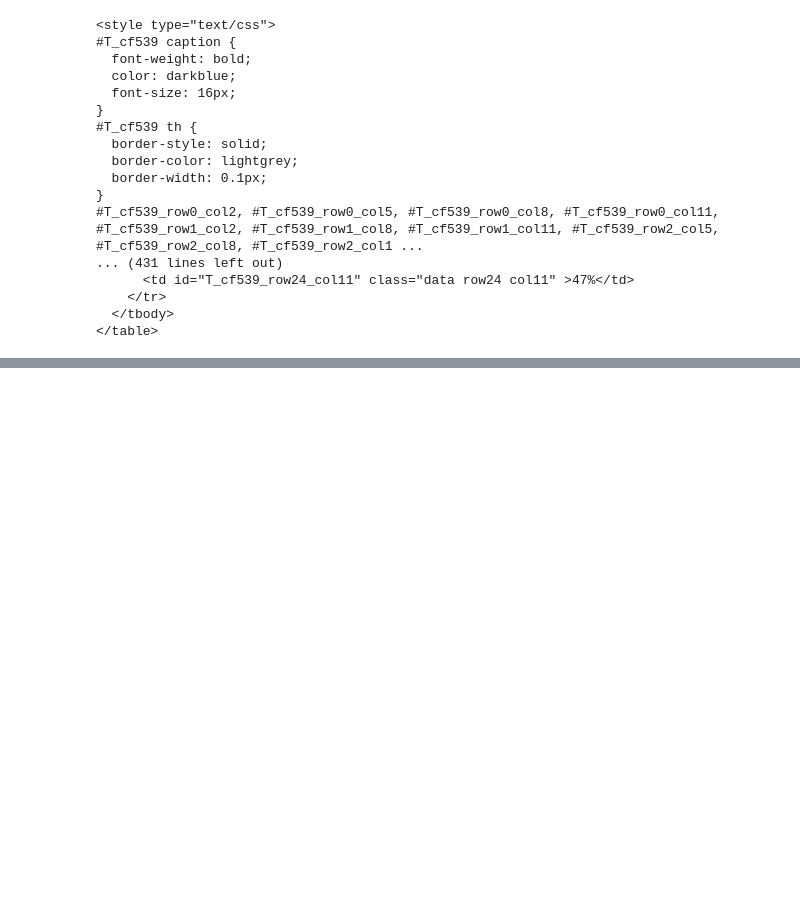
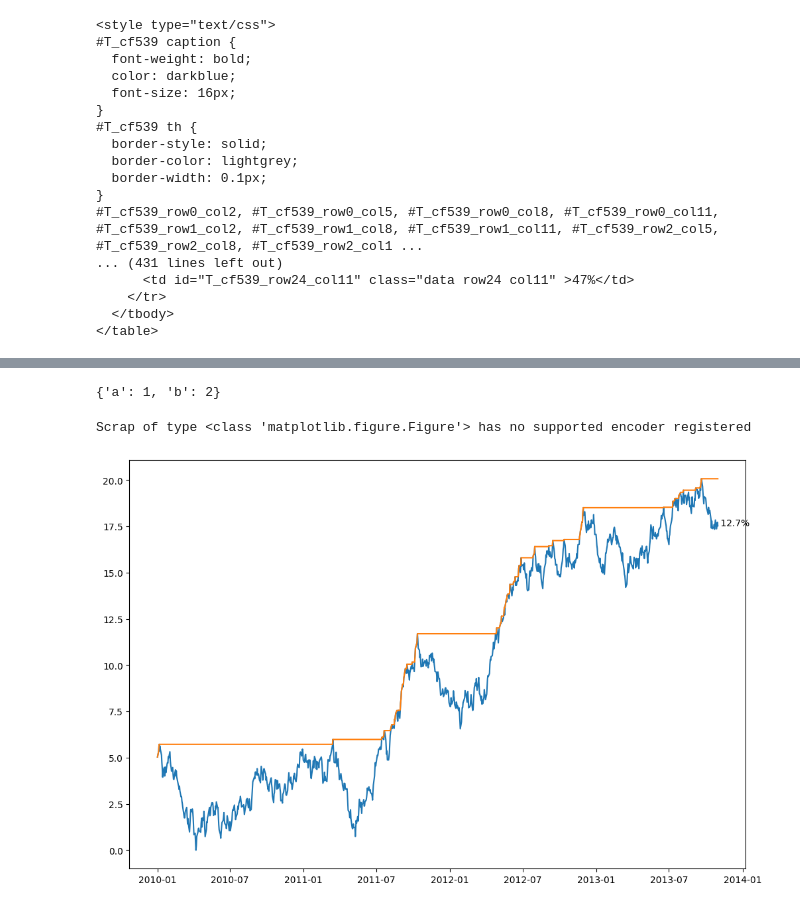
Before and after one commit to ray-oh/Optimus, a Jupyter notebook: scripts/sample_notebook/DClickReport.ipynb, the cells around one changed output, grey strips where cells are left out. Drawn from its saved outputs; the diff is of its cells as text; code cells hidden in the pictures; blank space fills up the shorter version.

```diff
--- a/scripts/sample_notebook/DClickReport.ipynb
+++ b/scripts/sample_notebook/DClickReport.ipynb
@@ -279,0 +294,15 @@ ModuleNotFoundError: No module named 'matplotlib'
+# %%
+# with display set, this will display the value, see it in the output below?
+sb.glue("dj", d, encoder="json", display=True)
+sb.glue("prices", prices, encoder="pandas")
+sb.glue("message", "This is a message", encoder="text")
+try:
+    sb.glue("chart", fig)
+except NotImplementedError as nie:
+    print(nie)
+# but we can store the display result (will also display the value)
+sb.glue("chart", fig, encoder="display")
+# %% [output]
+{'a': 1, 'b': 2}
+Scrap of type <class 'matplotlib.figure.Figure'> has no supported encoder registered
+[figure, added]
```
Also changed, not shown: parts of 25 cells of this notebook, 2 other files.
